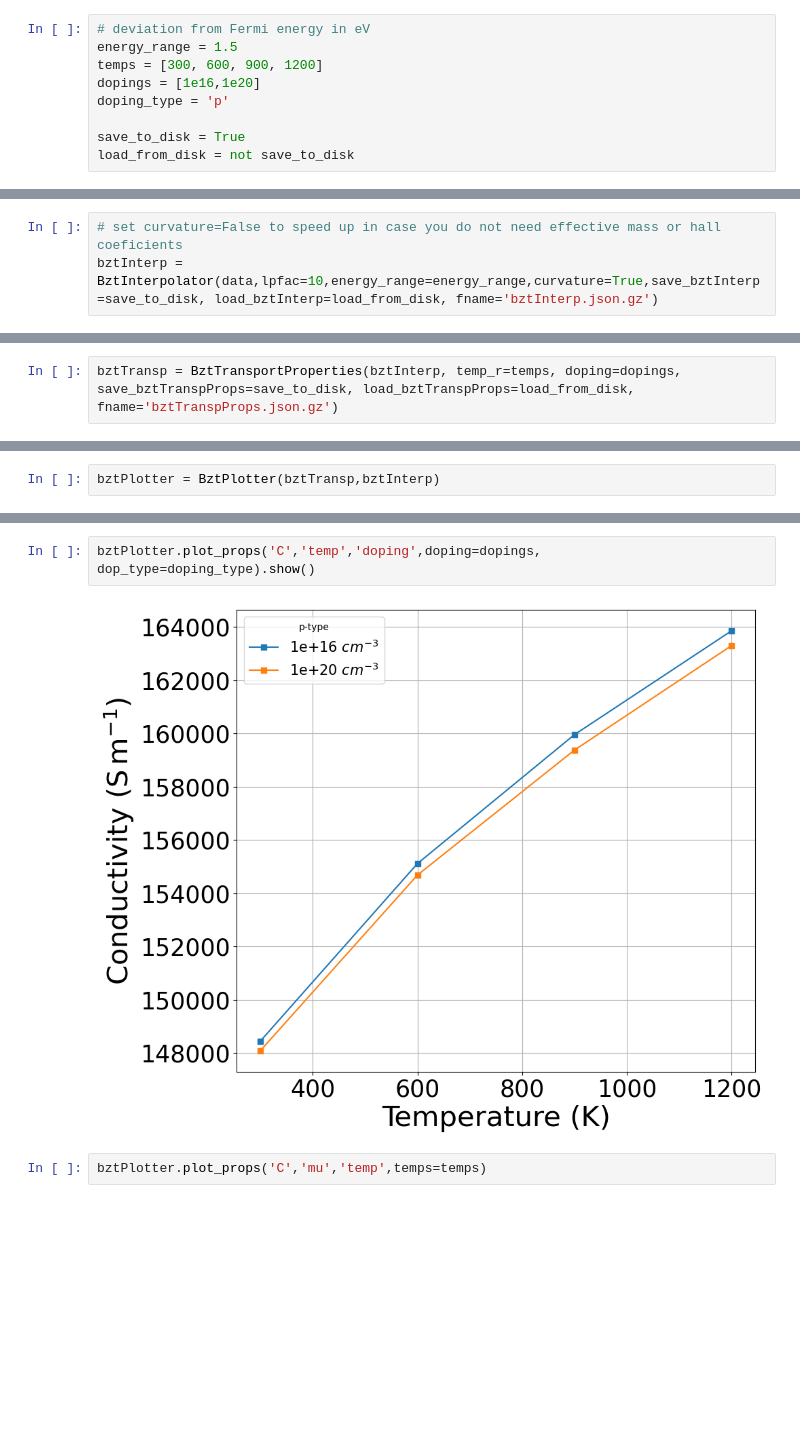
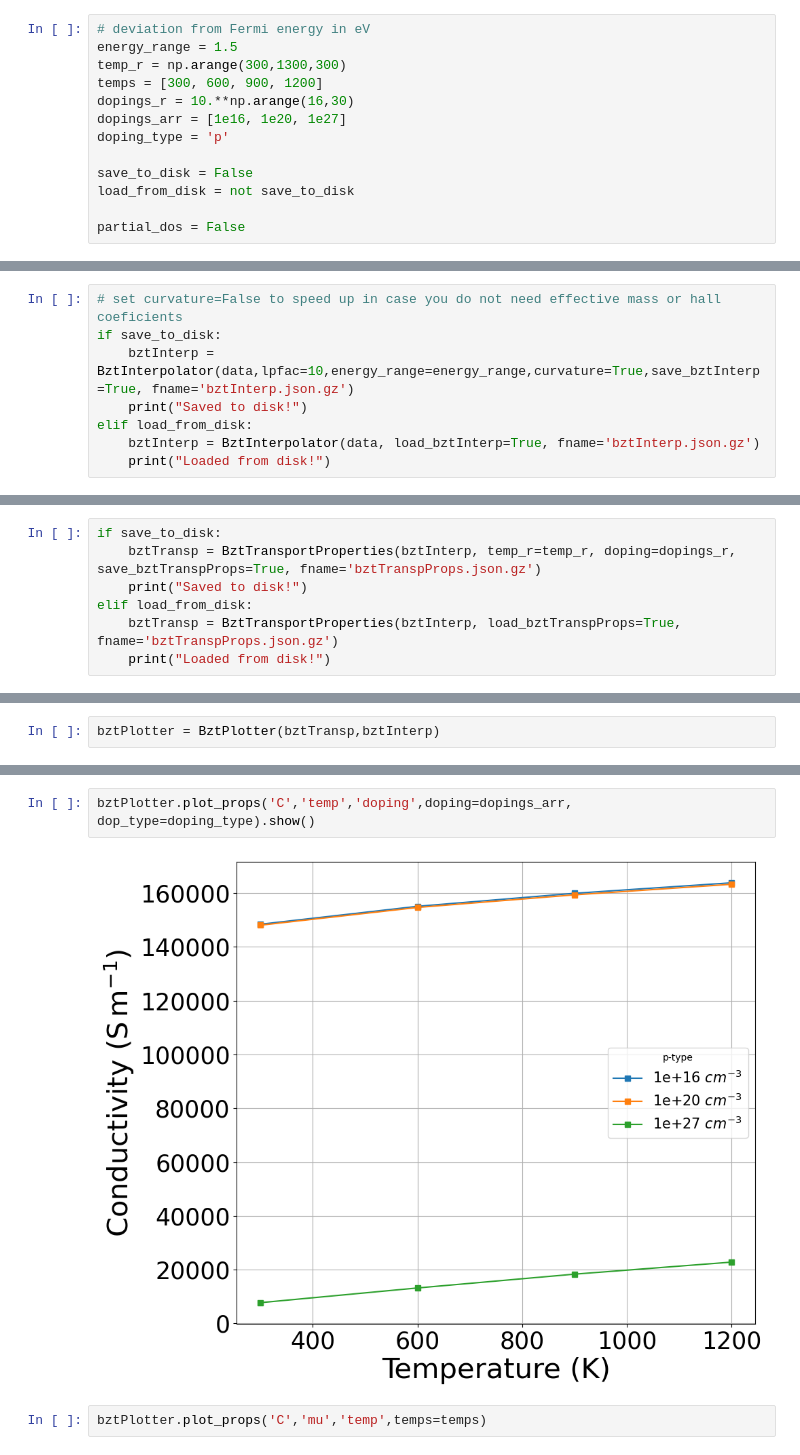
Before and after one commit to everydayanchovies/workshop-physics-and-astronomy-notebooks, a Jupyter notebook: Group3/New-Mo3Si2-defect-data/Mo_Si/Playground.ipynb, the cells around one changed output, grey strips where cells are left out. Cells and saved outputs as stored; diff of their text form; blank space fills up the shorter version.

```diff
--- a/Group3/New-Mo3Si2-defect-data/Mo_Si/Playground.ipynb
+++ b/Group3/New-Mo3Si2-defect-data/Mo_Si/Playground.ipynb
@@ -12,15 +12,24 @@ from pymatgen.electronic_structure.plotter import DosPlotter
 # %%
 # deviation from Fermi energy in eV
 energy_range = 1.5
+temp_r = np.arange(300,1300,300)
 temps = [300, 600, 900, 1200]
-dopings = [1e16,1e20]
+dopings_r = 10.**np.arange(16,30)
+dopings_arr = [1e16, 1e20, 1e27]
 doping_type = 'p'
 
-save_to_disk = True
+save_to_disk = False
 load_from_disk = not save_to_disk
+
+partial_dos = False
 # %%
 vrun = Vasprun('vasprun.xml',parse_projected_eigen=True)
 data = VasprunBSLoader(vrun)
 # %%
 # set curvature=False to speed up in case you do not need effective mass or hall coeficients
-bztInterp = BztInterpolator(data,lpfac=10,energy_range=energy_range,curvature=True,save_bztInterp=save_to_disk, load_bztInterp=load_from_disk, fname='bztInterp.json.gz')
+if save_to_disk:
+    bztInterp = BztInterpolator(data,lpfac=10,energy_range=energy_range,curvature=True,save_bztInterp=True, fname='bztInterp.json.gz')
+    print("Saved to disk!")
+elif load_from_disk:
+    bztInterp = BztInterpolator(data, load_bztInterp=True, fname='bztInterp.json.gz')
+    print("Loaded from disk!")
@@ -82,4 +84,9 @@ pltdos.show()
 # %% [markdown]
 # Transport Properties
 # %%
-bztTransp = BztTransportProperties(bztInterp, temp_r=temps, doping=dopings, save_bztTranspProps=save_to_disk, load_bztTranspProps=load_from_disk, fname='bztTranspProps.json.gz')
+if save_to_disk:
+    bztTransp = BztTransportProperties(bztInterp, temp_r=temp_r, doping=dopings_r, save_bztTranspProps=True, fname='bztTranspProps.json.gz')
+    print("Saved to disk!")
+elif load_from_disk:
+    bztTransp = BztTransportProperties(bztInterp, load_bztTranspProps=True, fname='bztTranspProps.json.gz')
+    print("Loaded from disk!")
@@ -123,7 +132,7 @@ bztPlotter.plot_props('C','doping','temp',temps=temps)
 # %%
-bztPlotter.plot_props('C','temp','doping',doping=dopings, dop_type=doping_type).show()
+bztPlotter.plot_props('C','temp','doping',doping=dopings_arr, dop_type=doping_type).show()
 # %% [output]
-[figure, old version]
+[figure, new version]
 # %%
 bztPlotter.plot_props('C','mu','temp',temps=temps)
 # %% [output]
```
Also changed, not shown: parts of 15 cells of this notebook.
